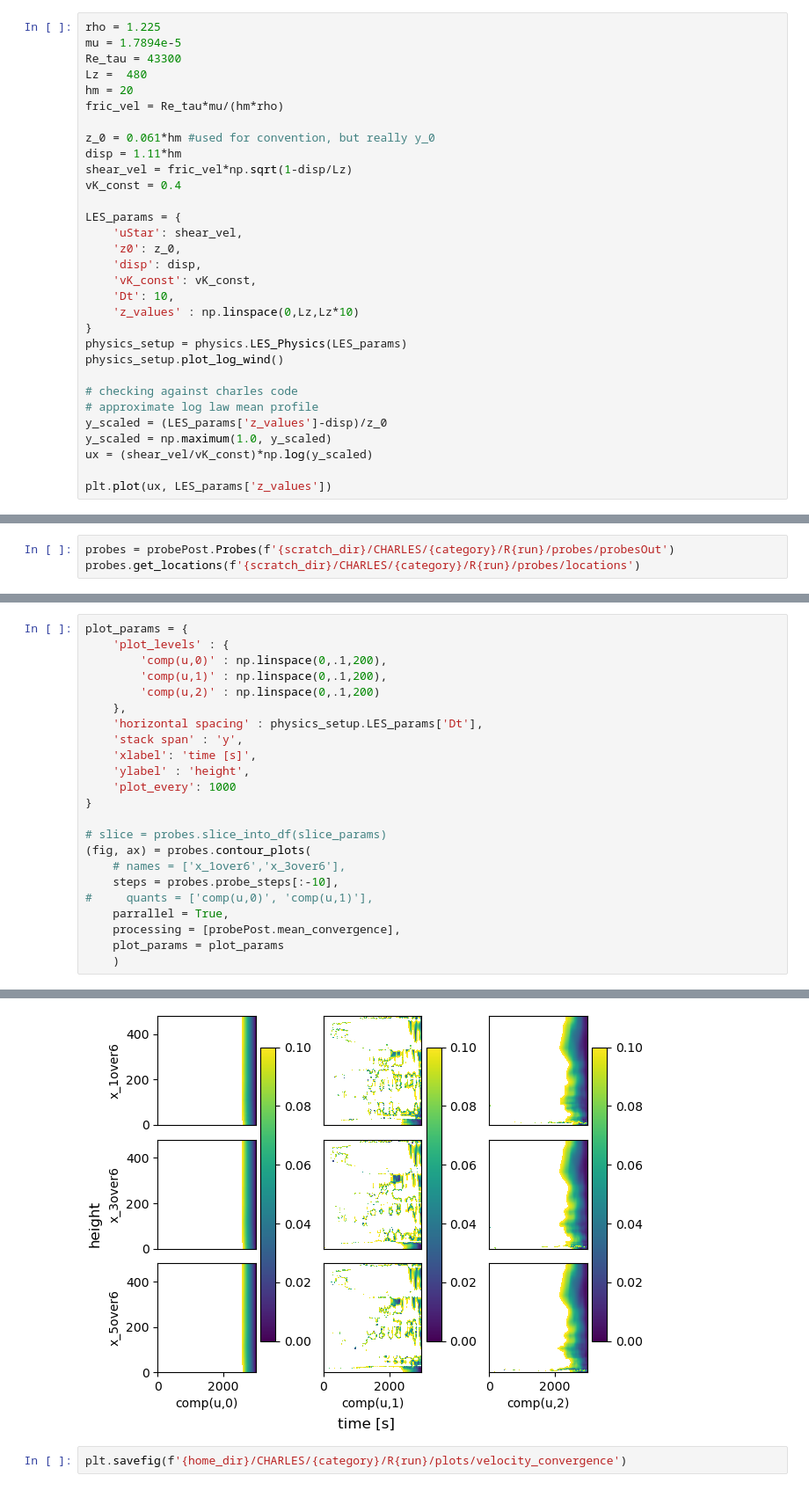
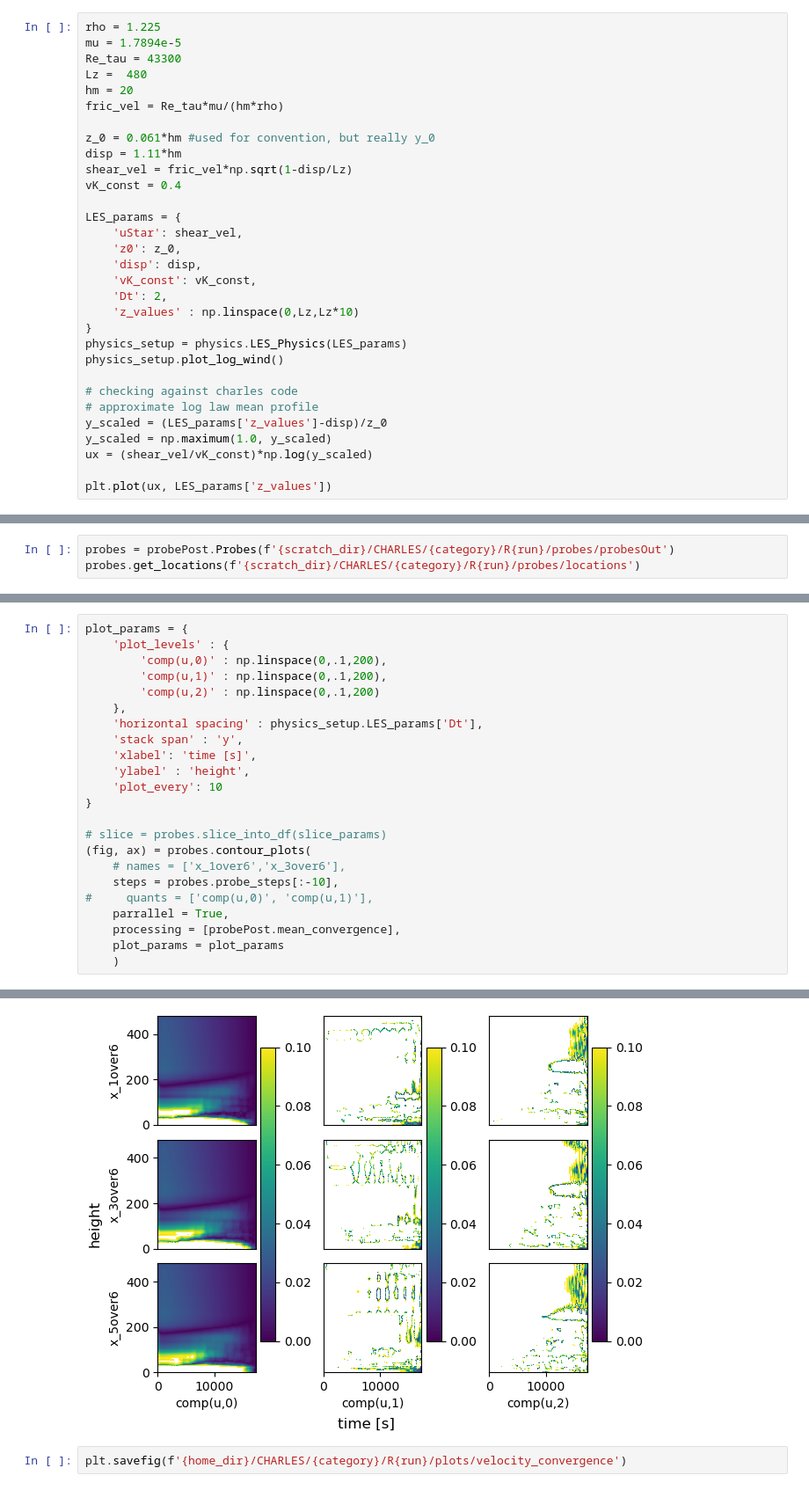
Before and after one commit to nbachand/city_block_cfd, a Jupyter notebook: sfam_post-processing.ipynb, the cells around one changed output, grey strips where cells are left out. Shown at 88% size. Drawn from its saved outputs; the diff is of its cells as text.

```diff
--- a/sfam_post-processing.ipynb
+++ b/sfam_post-processing.ipynb
@@ -35,7 +35,7 @@ LES_params = {
     'z0': z_0,
     'disp': disp,
     'vK_const': vK_const,
-    'Dt': 10,
+    'Dt': 2,
     'z_values' : np.linspace(0,Lz,Lz*10)
 }
 physics_setup = physics.LES_Physics(LES_params)
@@ -101,7 +113,7 @@ plot_params = {
     'stack span' : 'y',
     'xlabel': 'time [s]',
     'ylabel' : 'height',
-    'plot_every': 1000
+    'plot_every': 10
 }
 
 # slice = probes.slice_into_df(slice_params)
@@ -125,4 +137,4 @@ plotting took 65 seconds
-[figure, old version]
+[figure, new version]
 # %%
 plt.savefig(f'{home_dir}/CHARLES/{category}/R{run}/plots/velocity_convergence')
 # %%
```
Also changed, not shown: parts of 8 cells of this notebook, 5 other files.
